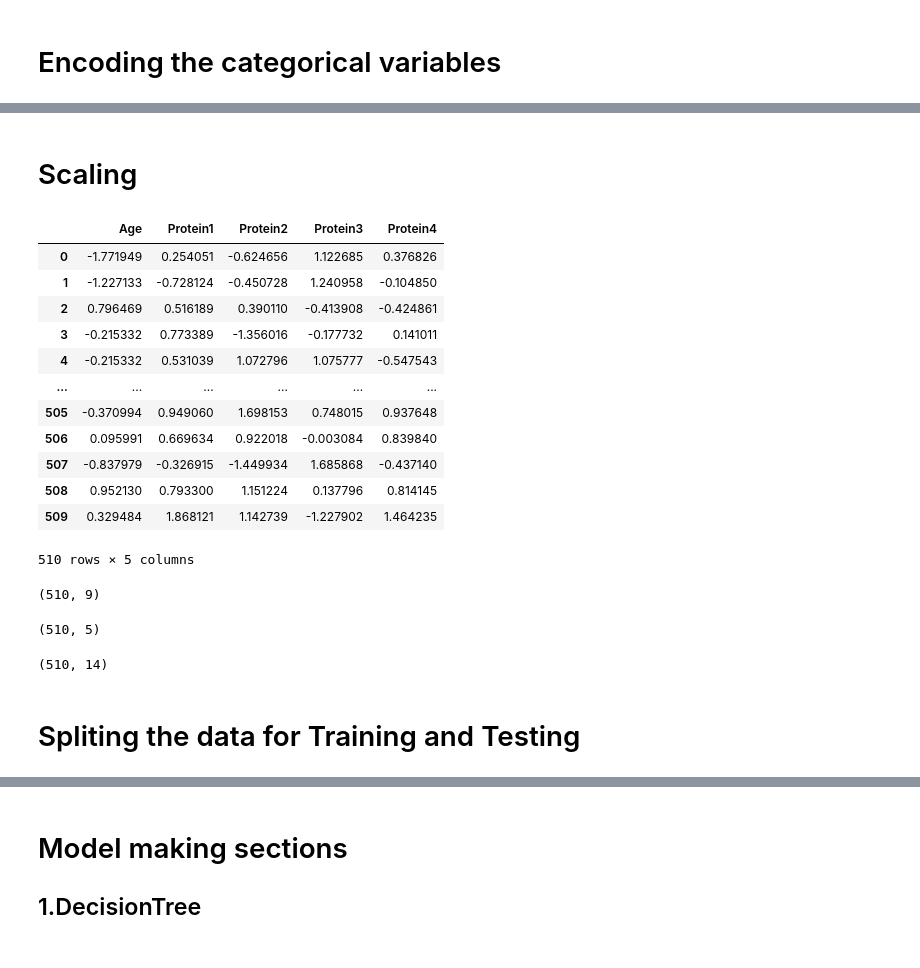
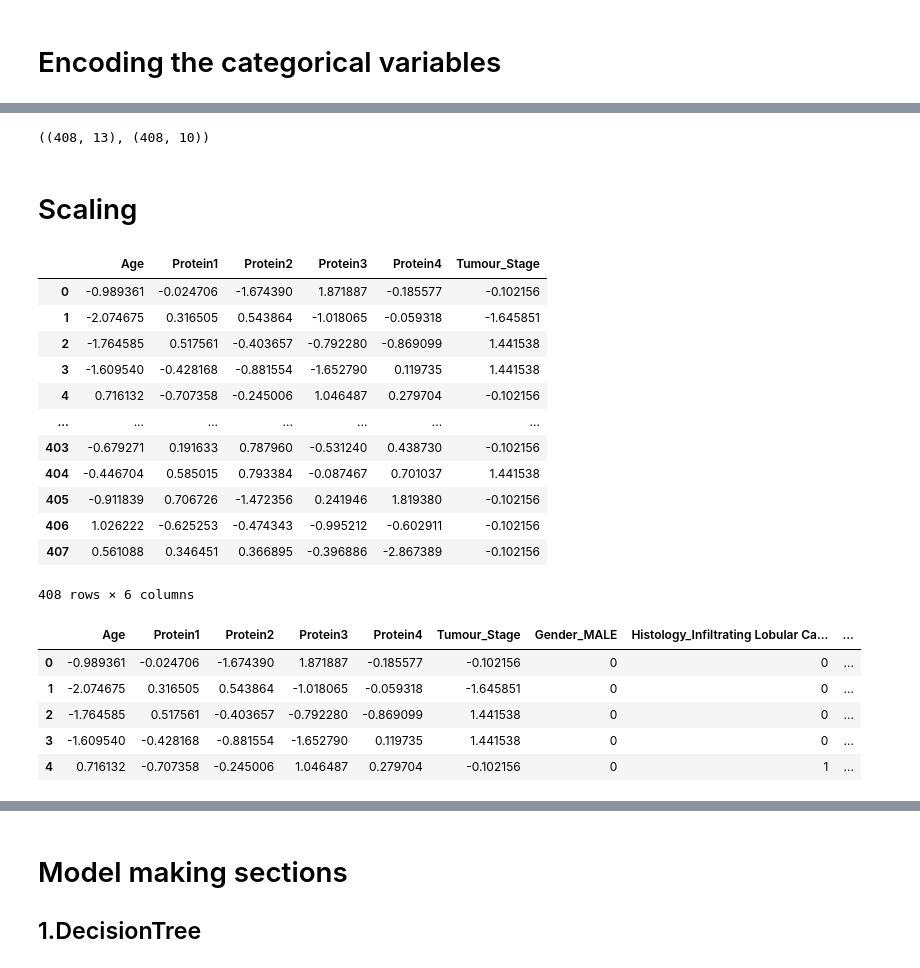
Before and after one commit to sazol07/Projects, a Jupyter notebook: Breast cancer using ml.ipynb, the cells around one changed output, grey strips where cells are left out. Saved outputs shown, nothing was run; the diff lists cells and outputs as text; code cells hidden in the pictures.

```diff
--- a/Breast cancer using ml.ipynb
+++ b/Breast cancer using ml.ipynb
@@ -176,0 +205,3 @@ Name: count, dtype: int64
+# %%
+ord = OrdinalEncoder(categories=[['I','II','III']])
+ord.fit(x_train[['Tumour_Stage']])
@@ -176,0 +210,3 @@ Name: count, dtype: int64
+# %%
+x_train_ord = pd.DataFrame(ord.fit_transform(x_train[['Tumour_Stage']]),columns= ['Tumour_Stage']).astype(int)
+x_test_ord = pd.DataFrame(ord.fit_transform(x_test[['Tumour_Stage']]),columns= ['Tumour_Stage']).astype(int)
@@ -176,0 +234,7 @@ Name: count, dtype: int64
+# %%
+x_train_reduced = x_train.drop(columns=['Gender','Histology','HER2 status','Surgery_type','Tumour_Stage'])
+x_train_final = pd.concat([
+    x_train_reduced.reset_index(drop=True),
+    x_train_ohe.reset_index(drop=True),
+    x_train_ord.reset_index(drop=True)
+], axis=1)
@@ -177,23 +266,28 @@ Name: count, dtype: int64
+# %%
+x_train_final.shape , x_train.shape
+# %% [output]
+((408, 13), (408, 10))
 # %% [markdown]
 # Scaling
 # %%
 from sklearn.preprocessing import StandardScaler
 std = StandardScaler()
-std.fit(X[['Age','Protein1','Protein2','Protein3','Protein4']])
-X_trans = pd.DataFrame(std.fit_transform(X[['Age','Protein1','Protein2','Protein3','Protein4']]),columns= ['Age','Protein1','Protein2','Protein3','Protein4'])
+std.fit(x_train_final[['Age','Protein1','Protein2','Protein3','Protein4','Tumour_Stage']])
+X_train = pd.DataFrame(std.fit_transform(x_train_final[['Age','Protein1','Protein2','Protein3','Protein4','Tumour_Stage']]),columns= ['Age','Protein1','Protein2','Protein3','Protein4','Tumour_Stage'])
+X_test = pd.DataFrame(std.fit_transform(x_test_final[['Age','Protein1','Protein2','Protein3','Protein4','Tumour_Stage']]),columns= ['Age','Protein1','Protein2','Protein3','Protein4','Tumour_Stage'])
 # %%
-X_trans
+X_train
 # %% [output]
-|  | Age | Protein1 | Protein2 | Protein3 | Protein4 |
-| 0 | -1.771949 | 0.254051 | -0.624656 | 1.122685 | 0.376826 |
-| 1 | -1.227133 | -0.728124 | -0.450728 | 1.240958 | -0.104850 |
-| 2 | 0.796469 | 0.516189 | 0.390110 | -0.413908 | -0.424861 |
-| 3 | -0.215332 | 0.773389 | -1.356016 | -0.177732 | 0.141011 |
-| 4 | -0.215332 | 0.531039 | 1.072796 | 1.075777 | -0.547543 |
-| ... | ... | ... | ... | ... | ... |
-| 505 | -0.370994 | 0.949060 | 1.698153 | 0.748015 | 0.937648 |
-| 506 | 0.095991 | 0.669634 | 0.922018 | -0.003084 | 0.839840 |
-| 507 | -0.837979 | -0.326915 | -1.449934 | 1.685868 | -0.437140 |
-| 508 | 0.952130 | 0.793300 | 1.151224 | 0.137796 | 0.814145 |
-| 509 | 0.329484 | 1.868121 | 1.142739 | -1.227902 | 1.464235 |
+|  | Age | Protein1 | Protein2 | Protein3 | Protein4 | Tumour_Stage |
+| 0 | -0.989361 | -0.024706 | -1.674390 | 1.871887 | -0.185577 | -0.102156 |
+| 1 | -2.074675 | 0.316505 | 0.543864 | -1.018065 | -0.059318 | -1.645851 |
+| 2 | -1.764585 | 0.517561 | -0.403657 | -0.792280 | -0.869099 | 1.441538 |
+| 3 | -1.609540 | -0.428168 | -0.881554 | -1.652790 | 0.119735 | 1.441538 |
+| 4 | 0.716132 | -0.707358 | -0.245006 | 1.046487 | 0.279704 | -0.102156 |
+| ... | ... | ... | ... | ... | ... | ... |
+| 403 | -0.679271 | 0.191633 | 0.787960 | -0.531240 | 0.438730 | -0.102156 |
+| 404 | -0.446704 | 0.585015 | 0.793384 | -0.087467 | 0.701037 | 1.441538 |
+| 405 | -0.911839 | 0.706726 | -1.472356 | 0.241946 | 1.819380 | -0.102156 |
+| 406 | 1.026222 | -0.625253 | -0.474343 | -0.995212 | -0.602911 | -0.102156 |
+| 407 | 0.561088 | 0.346451 | 0.366895 | -0.396886 | -2.867389 | -0.102156 |
-510 rows × 5 columns
+408 rows × 6 columns
@@ -202,9 +294 @@ xx = X.iloc[:,5:]
-# %%
-xx.shape
-# %% [output]
-(510, 9)
-# %%
-X_trans.shape
-# %% [output]
-(510, 5)
 # %%
@@ -213,6 +300,0 @@ X_final = pd.concat([X_trans.reset_index(drop=True),
-# %%
-X_final.shape
-# %% [output]
-(510, 14)
-# %% [markdown]
-# Spliting the data for Training and Testing
@@ -221,0 +308,9 @@ x_train,x_test,y_train,y_test = train_test_split(X_final,Y,test_size=0.2,random_
+# %%
+X_train_trans.head()
+# %% [output]
+|  | Age | Protein1 | Protein2 | Protein3 | Protein4 | Tumour_Stage | Gender_MALE | Histology_Infiltrating Lobular Ca... | ... |
+| 0 | -0.989361 | -0.024706 | -1.674390 | 1.871887 | -0.185577 | -0.102156 | 0 | 0 | ... |
+| 1 | -2.074675 | 0.316505 | 0.543864 | -1.018065 | -0.059318 | -1.645851 | 0 | 0 | ... |
+| 2 | -1.764585 | 0.517561 | -0.403657 | -0.792280 | -0.869099 | 1.441538 | 0 | 0 | ... |
+| 3 | -1.609540 | -0.428168 | -0.881554 | -1.652790 | 0.119735 | 1.441538 | 0 | 0 | ... |
+| 4 | 0.716132 | -0.707358 | -0.245006 | 1.046487 | 0.279704 | -0.102156 | 0 | 1 | ... |
```
Also changed, not shown: parts of 84 cells of this notebook.
